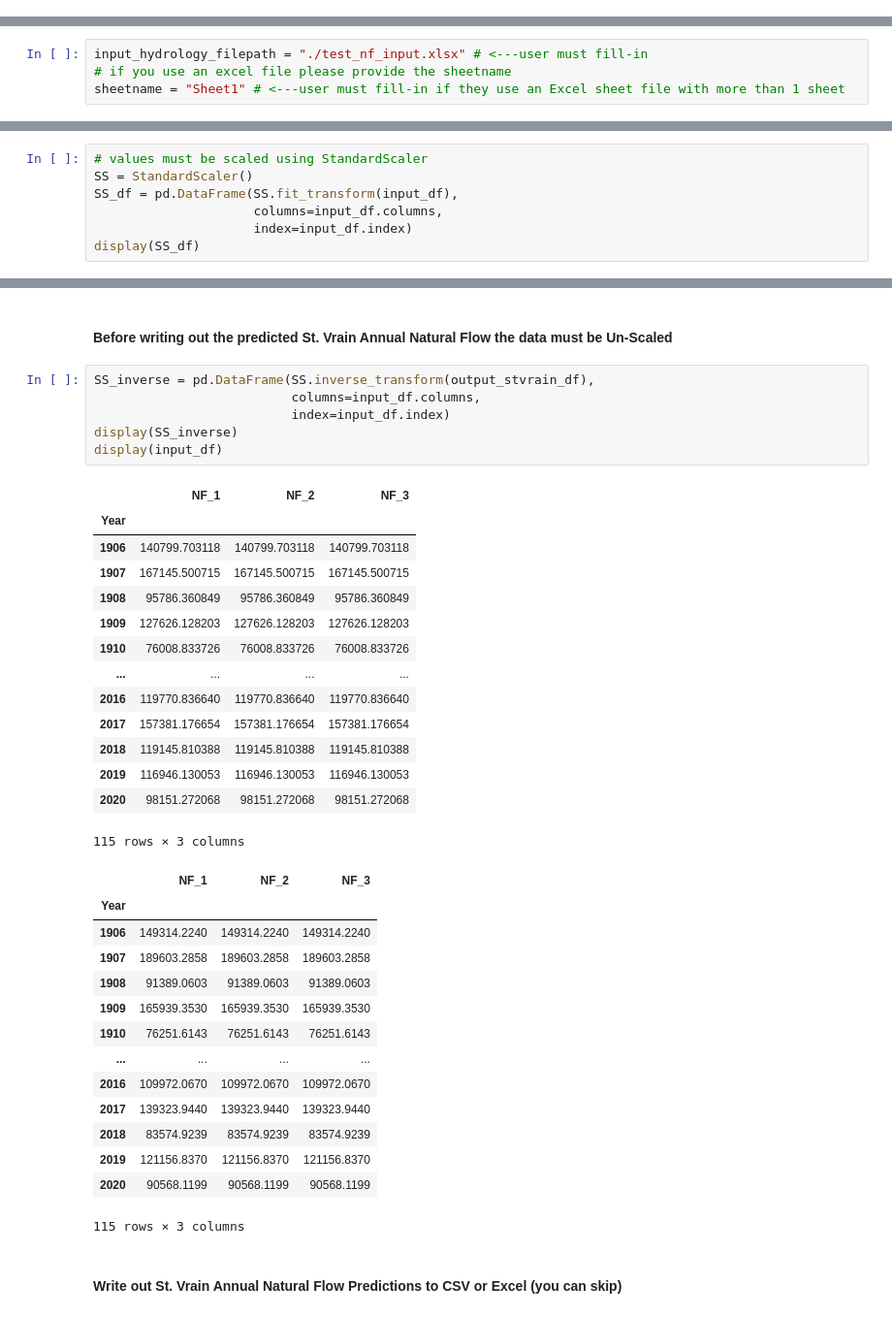
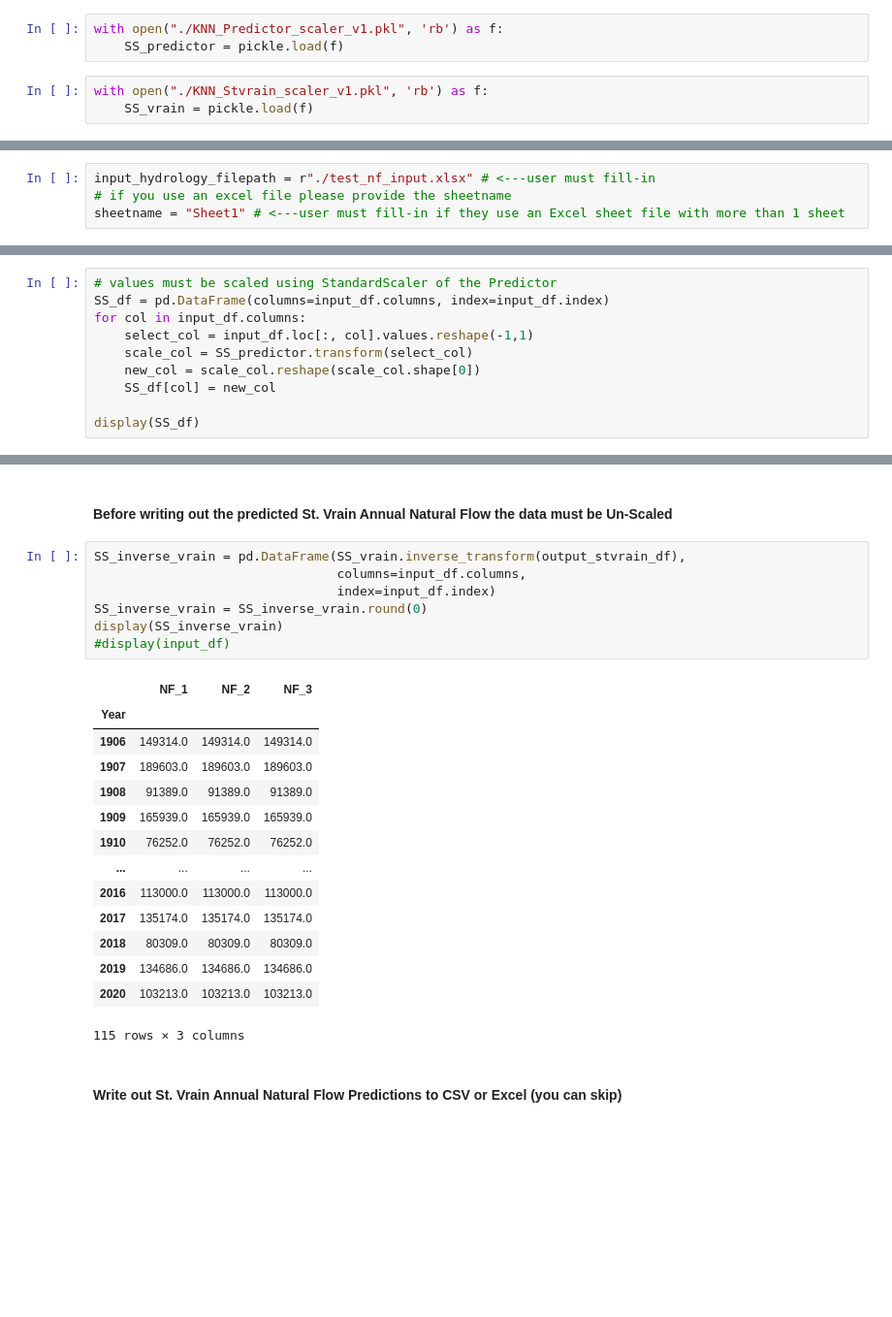
Before and after one commit to zackary-leady/StVrain_NaturalFlow_Model, a Jupyter notebook: StVrain_ModelUse.ipynb, the cells around one changed output, grey strips where cells are left out. Shown at 97% size. Cells and saved outputs as stored; diff of their text form; blank space fills up the shorter version.

```diff
--- a/StVrain_ModelUse.ipynb
+++ b/StVrain_ModelUse.ipynb
@@ -38,0 +49,6 @@ KNeighborsRegressor(n_neighbors=12, weights='distance')
+# %%
+with open("./KNN_Predictor_scaler_v1.pkl", 'rb') as f:
+    SS_predictor = pickle.load(f)
+# %%
+with open("./KNN_Stvrain_scaler_v1.pkl", 'rb') as f:
+    SS_vrain = pickle.load(f)
@@ -41,5 +67,5 @@ KNeighborsRegressor(n_neighbors=12, weights='distance')
 # %%
-input_hydrology_filepath = "./test_nf_input.xlsx" # <---user must fill-in
+input_hydrology_filepath = r"./test_nf_input.xlsx" # <---user must fill-in
 # if you use an excel file please provide the sheetname
 sheetname = "Sheet1" # <---user must fill-in if they use an Excel sheet file with more than 1 sheet
 # %%
@@ -73,11 +99,14 @@ display(input_df)
 # %% [markdown]
 #### In order to use the K-NN model correctly the data must be Standard-scaled from scikit-learn (mean = 0)
 # %%
-# values must be scaled using StandardScaler
-SS = StandardScaler()
-SS_df = pd.DataFrame(SS.fit_transform(input_df),
-                     columns=input_df.columns,
-                     index=input_df.index)
+# values must be scaled using StandardScaler of the Predictor
+SS_df = pd.DataFrame(columns=input_df.columns, index=input_df.index)
+for col in input_df.columns:
+    select_col = input_df.loc[:, col].values.reshape(-1,1)
+    scale_col = SS_predictor.transform(select_col)
+    new_col = scale_col.reshape(scale_col.shape[0])
+    SS_df[col] = new_col
+
 display(SS_df)
 # %% [output]
 |  | NF_1 | NF_2 | NF_3 |
@@ -141,40 +170,27 @@ display(output_stvrain_df)
 # %% [markdown]
 #### Before writing out the predicted St. Vrain Annual Natural Flow the data must be Un-Scaled
 # %%
-SS_inverse = pd.DataFrame(SS.inverse_transform(output_stvrain_df),
-                          columns=input_df.columns,
-                          index=input_df.index)
-display(SS_inverse)
-display(input_df)
+SS_inverse_vrain = pd.DataFrame(SS_vrain.inverse_transform(output_stvrain_df),
+                                columns=input_df.columns,
+                                index=input_df.index)
+SS_inverse_vrain = SS_inverse_vrain.round(0)
+display(SS_inverse_vrain)
+#display(input_df)
 # %% [output]
 |  | NF_1 | NF_2 | NF_3 |
 | Year |  |  |  |
-| 1906 | 140799.703118 | 140799.703118 | 140799.703118 |
-| 1907 | 167145.500715 | 167145.500715 | 167145.500715 |
-| 1908 | 95786.360849 | 95786.360849 | 95786.360849 |
-| 1909 | 127626.128203 | 127626.128203 | 127626.128203 |
-| 1910 | 76008.833726 | 76008.833726 | 76008.833726 |
+| 1906 | 149314.0 | 149314.0 | 149314.0 |
+| 1907 | 189603.0 | 189603.0 | 189603.0 |
+| 1908 | 91389.0 | 91389.0 | 91389.0 |
+| 1909 | 165939.0 | 165939.0 | 165939.0 |
+| 1910 | 76252.0 | 76252.0 | 76252.0 |
 | ... | ... | ... | ... |
-| 2016 | 119770.836640 | 119770.836640 | 119770.836640 |
-| 2017 | 157381.176654 | 157381.176654 | 157381.176654 |
-| 2018 | 119145.810388 | 119145.810388 | 119145.810388 |
-| 2019 | 116946.130053 | 116946.130053 | 116946.130053 |
-| 2020 | 98151.272068 | 98151.272068 | 98151.272068 |
+| 2016 | 113000.0 | 113000.0 | 113000.0 |
+| 2017 | 135174.0 | 135174.0 | 135174.0 |
+| 2018 | 80309.0 | 80309.0 | 80309.0 |
+| 2019 | 134686.0 | 134686.0 | 134686.0 |
+| 2020 | 103213.0 | 103213.0 | 103213.0 |
 115 rows × 3 columns
-|  | NF_1 | NF_2 | NF_3 |
-| Year |  |  |  |
-| 1906 | 149314.2240 | 149314.2240 | 149314.2240 |
-| 1907 | 189603.2858 | 189603.2858 | 189603.2858 |
-| 1908 | 91389.0603 | 91389.0603 | 91389.0603 |
-| 1909 | 165939.3530 | 165939.3530 | 165939.3530 |
-| 1910 | 76251.6143 | 76251.6143 | 76251.6143 |
-| ... | ... | ... | ... |
-| 2016 | 109972.0670 | 109972.0670 | 109972.0670 |
-| 2017 | 139323.9440 | 139323.9440 | 139323.9440 |
-| 2018 | 83574.9239 | 83574.9239 | 83574.9239 |
-| 2019 | 121156.8370 | 121156.8370 | 121156.8370 |
-| 2020 | 90568.1199 | 90568.1199 | 90568.1199 |
-115 rows × 3 columns
 # %% [markdown]
 #### Write out St. Vrain Annual Natural Flow Predictions to CSV or Excel (you can skip)
 # %%
```
Also changed, not shown: parts of 10 cells of this notebook, 2 other files.
